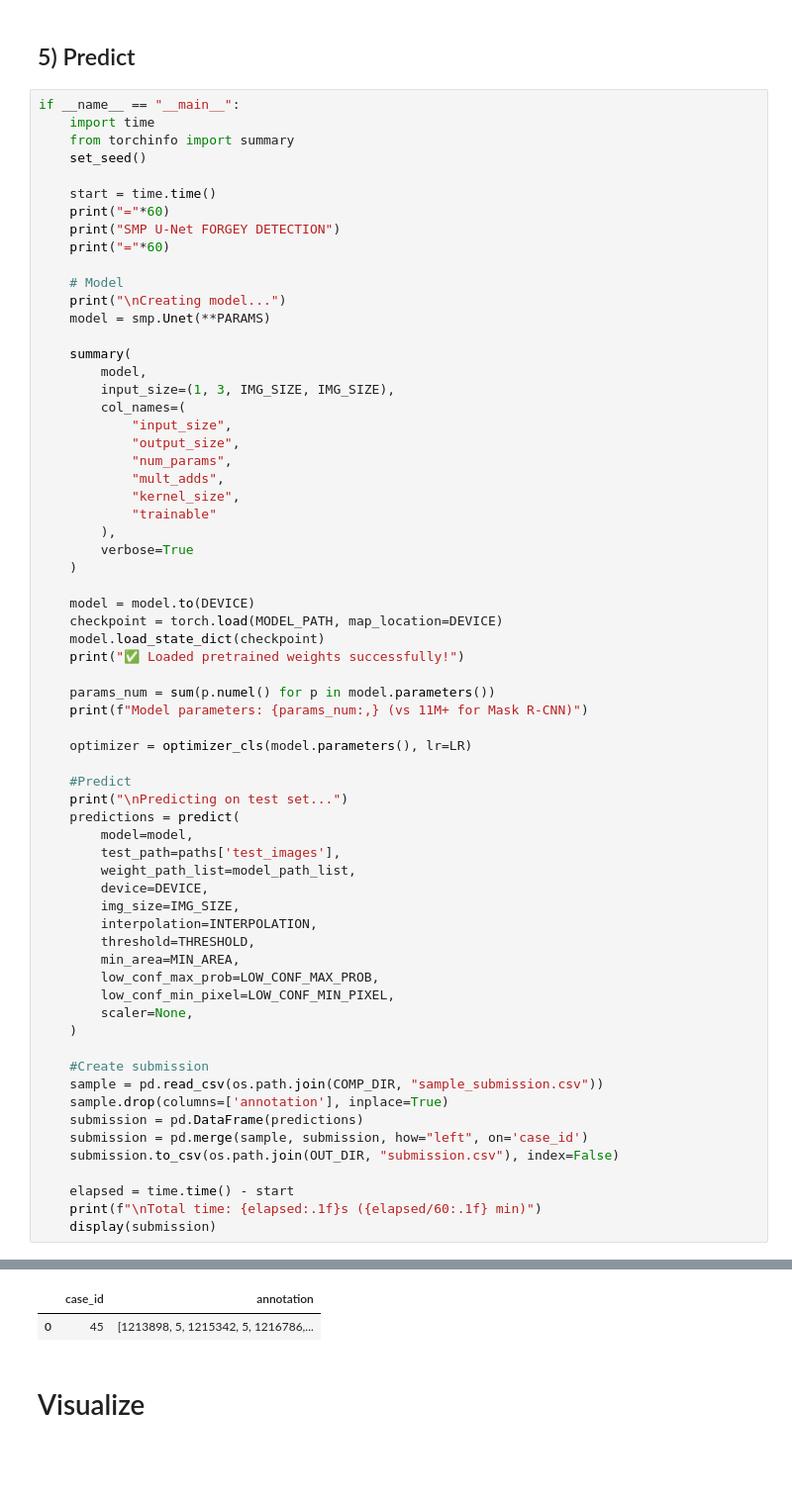
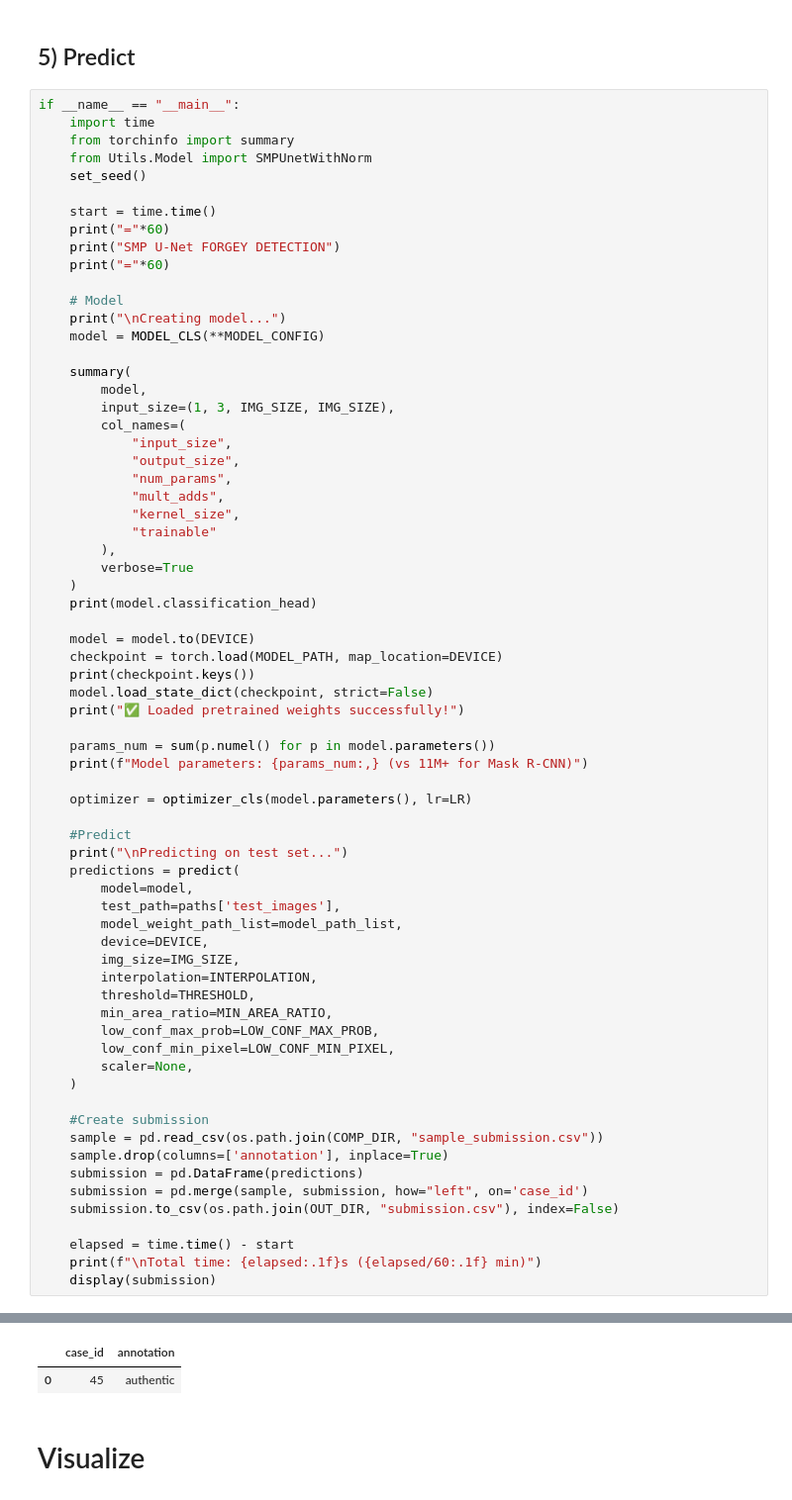
Before and after one commit to sdsdsdsdaf/Recod.ai, a Jupyter notebook: infer.ipynb, the cells around one changed output, grey strips where cells are left out. Shown at 99% size. Cells and saved outputs as stored; diff of their text form; blank space fills up the shorter version.

```diff
--- a/infer.ipynb
+++ b/infer.ipynb
@@ -927,6 +1396,7 @@ C:\Users\user\.cache\kagglehub\competitions\recodai-luc-scientific-image-forgery
 if __name__ == "__main__":
     import time
     from torchinfo import summary
+    from Utils.Model import SMPUnetWithNorm
     set_seed()
 
     start = time.time()
@@ -936,7 +1406,7 @@ if __name__ == "__main__":
 
     # Model
     print("\nCreating model...")
-    model = smp.Unet(**PARAMS)
+    model = MODEL_CLS(**MODEL_CONFIG)
 
     summary(
         model,
@@ -951,10 +1421,12 @@ if __name__ == "__main__":
         ),
         verbose=True
     )
+    print(model.classification_head)
 
     model = model.to(DEVICE)
     checkpoint = torch.load(MODEL_PATH, map_location=DEVICE)
-    model.load_state_dict(checkpoint)
+    print(checkpoint.keys())
+    model.load_state_dict(checkpoint, strict=False)
     print("✅ Loaded pretrained weights successfully!")
 
     params_num = sum(p.numel() for p in model.parameters())
@@ -967,12 +1439,12 @@ if __name__ == "__main__":
     predictions = predict(
         model=model,
         test_path=paths['test_images'],
-        weight_path_list=model_path_list,
+        model_weight_path_list=model_path_list,
         device=DEVICE,
         img_size=IMG_SIZE,
         interpolation=INTERPOLATION,
         threshold=THRESHOLD,
-        min_area=MIN_AREA,
+        min_area_ratio=MIN_AREA_RATIO,
         low_conf_max_prob=LOW_CONF_MAX_PROB,
         low_conf_min_pixel=LOW_CONF_MIN_PIXEL,
         scaler=None,
@@ -1010,5 +1482,5 @@ Total time: 1.1s (0.0 min)
 |  | case_id | annotation |
-| 0 | 45 | [1213898, 5, 1215342, 5, 1216786,... |
+| 0 | 45 | authentic |
 # %% [markdown]
 # Visualize
 # %%
```
Also changed, not shown: parts of 8 cells of this notebook, 7 other files.
